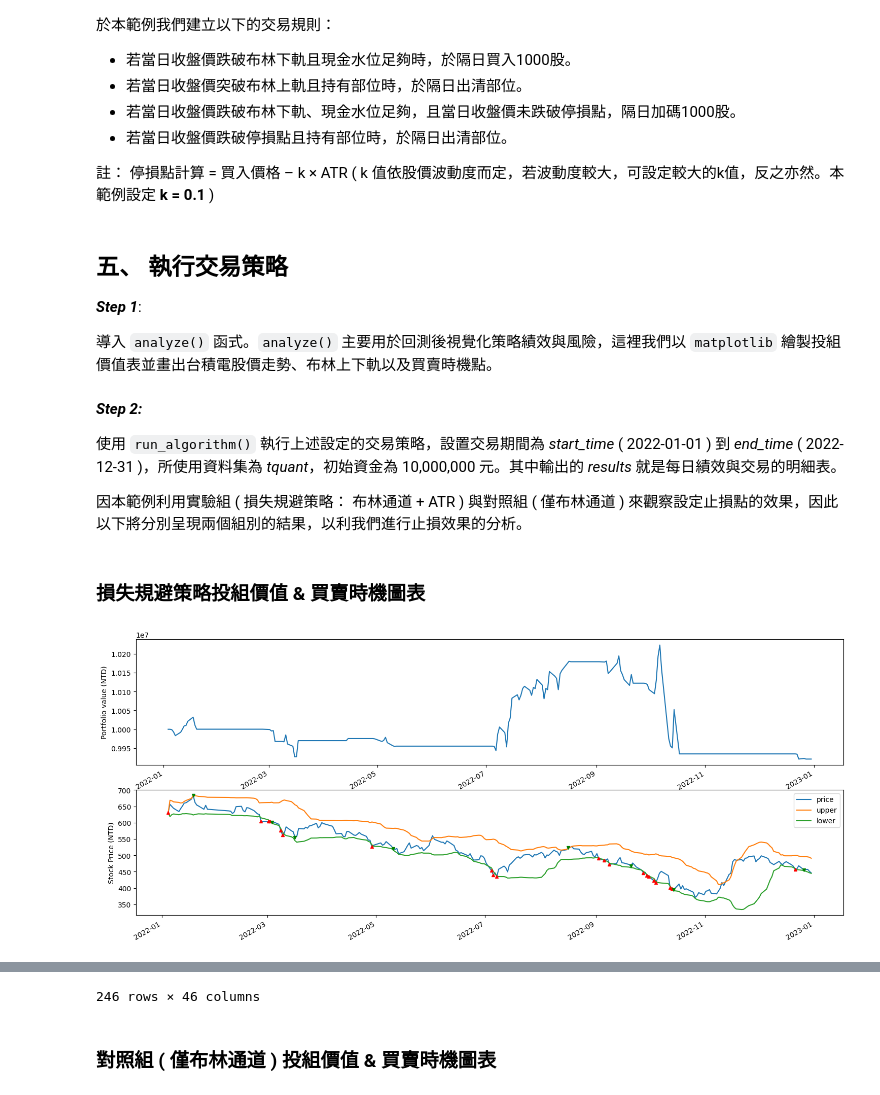
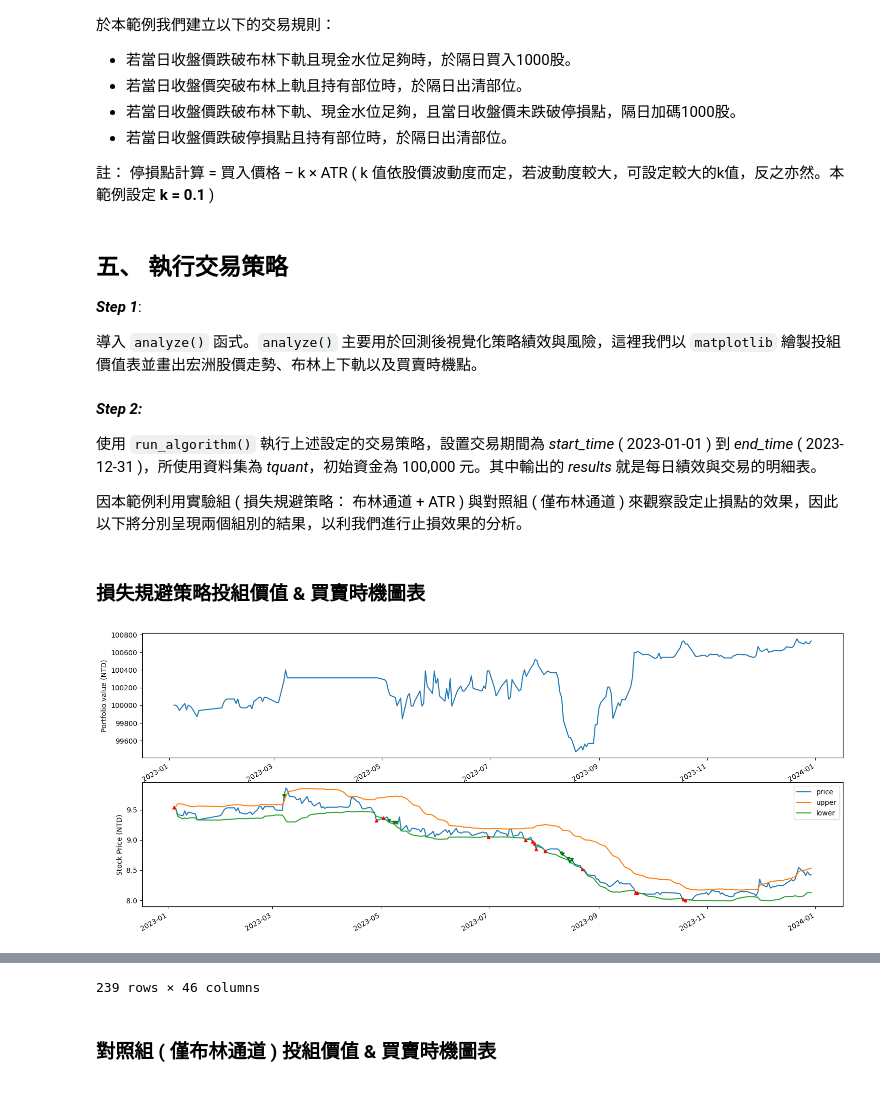
Before and after one commit to tejtw/TEJAPI_Python_Medium_Quant, a Jupyter notebook: 損失規避策略：守護本金的守衛.ipynb, the cells around one changed output, grey strips where cells are left out. Drawn from its saved outputs; the diff is of its cells as text; code cells hidden in the pictures.

````diff
--- a/損失規避策略：守護本金的守衛.ipynb
+++ b/損失規避策略：守護本金的守衛.ipynb
@@ -40,10 +40,10 @@ os.environ['TEJAPI_KEY'] = tej_key
 os.environ['TEJAPI_BASE'] = api_base
 
 # set date
-start = '2022-01-01'
-end = '2023-01-01'
+start = '2023-01-01'
+end = '2023-12-31'
 os.environ['mdate'] = start + ' ' + end
-os.environ['ticker'] = '2330'
+os.environ['ticker'] = '1413'
 # %% [markdown]
 `!zipline ingest` 可將股價資料導入到本地端。常用寫法為:
 ``` python
@@ -172,7 +172,7 @@ from zipline.finance import commission, slippage
 def initialize(context):
     set_slippage(slippage.VolumeShareSlippage())
     set_commission(commission.Custom_TW_Commission(min_trade_cost = 20, discount = 1.0, tax = 0.003))
-    set_benchmark(symbol('2330'))
+    set_benchmark(symbol('1413'))
     attach_pipeline(make_pipeline(), 'mystrategy')
     context.last_buy_price = 0
     context.stop_loss = 0
@@ -237,7 +237,7 @@ def handle_data(context, data):
 
 ***Step 1***:
 
-導入 `analyze()` 函式。`analyze()` 主要用於回測後視覺化策略績效與風險，這裡我們以 `matplotlib` 繪製投組價值表並畫出台積電股價走勢、布林上下軌以及買賣時機點。
+導入 `analyze()` 函式。`analyze()` 主要用於回測後視覺化策略績效與風險，這裡我們以 `matplotlib` 繪製投組價值表並畫出宏洲股價走勢、布林上下軌以及買賣時機點。
 # %%
 def analyze(context, perf):
     fig = plt.figure()
@@ -275,7 +275,7 @@ def analyze(context, perf):
 # %% [markdown]
 ***Step 2:***
 
-使用 `run_algorithm()` 執行上述設定的交易策略，設置交易期間為 *start_time* ( 2022-01-01 ) 到 *end_time* ( 2022-12-31 )，所使用資料集為 *tquant*，初始資金為 10,000,000 元。其中輸出的 *results* 就是每日績效與交易的明細表。
+使用 `run_algorithm()` 執行上述設定的交易策略，設置交易期間為 *start_time* ( 2023-01-01 ) 到 *end_time* ( 2023-12-31 )，所使用資料集為 *tquant*，初始資金為 100,000 元。其中輸出的 *results* 就是每日績效與交易的明細表。
 
 因本範例利用實驗組 ( 損失規避策略： 布林通道 + ATR ) 與對照組 ( 僅布林通道 ) 來觀察設定止損點的效果，因此以下將分別呈現兩個組別的結果，以利我們進行止損效果的分析。
 # %% [markdown]
@@ -283,16 +283,16 @@ def analyze(context, perf):
 # %%
 from zipline import run_algorithm
 
 results = run_algorithm(
     start = start_time,
     end = end_time,
     initialize = initialize,
     bundle = 'tquant',
     analyze = analyze,
-    capital_base = 1e7,
+    capital_base = 1e5,
     handle_data = handle_data
 )
 
 results
 # %% [output]
-[figure, old version]
+[figure, new version]
@@ -311,4 +311,4 @@ results
-246 rows × 46 columns
+239 rows × 46 columns
 # %% [markdown]
 ### 對照組 ( 僅布林通道 ) 投組價值 & 買賣時機圖表
 # %% [markdown]
````
Also changed, not shown: parts of 17 cells of this notebook.
